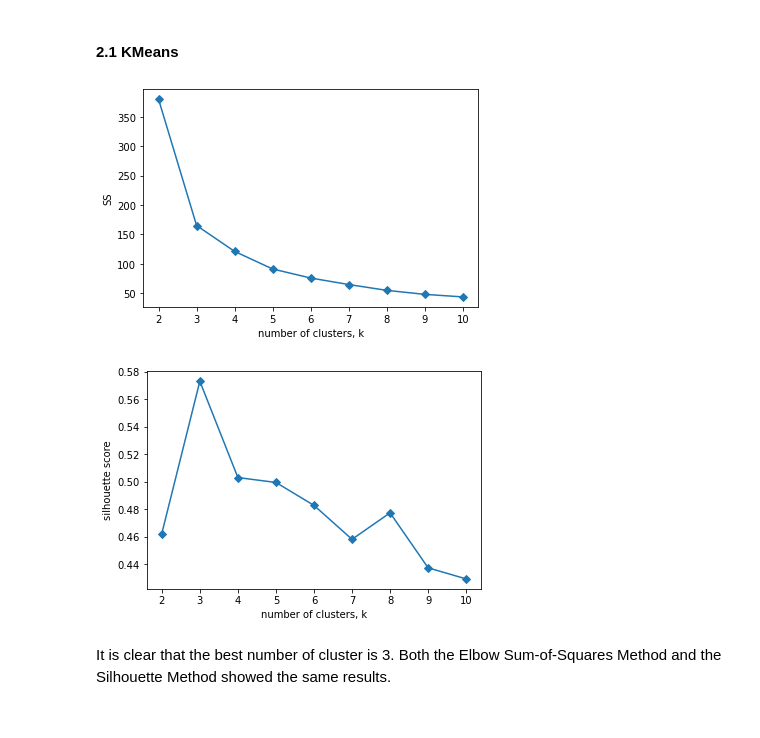
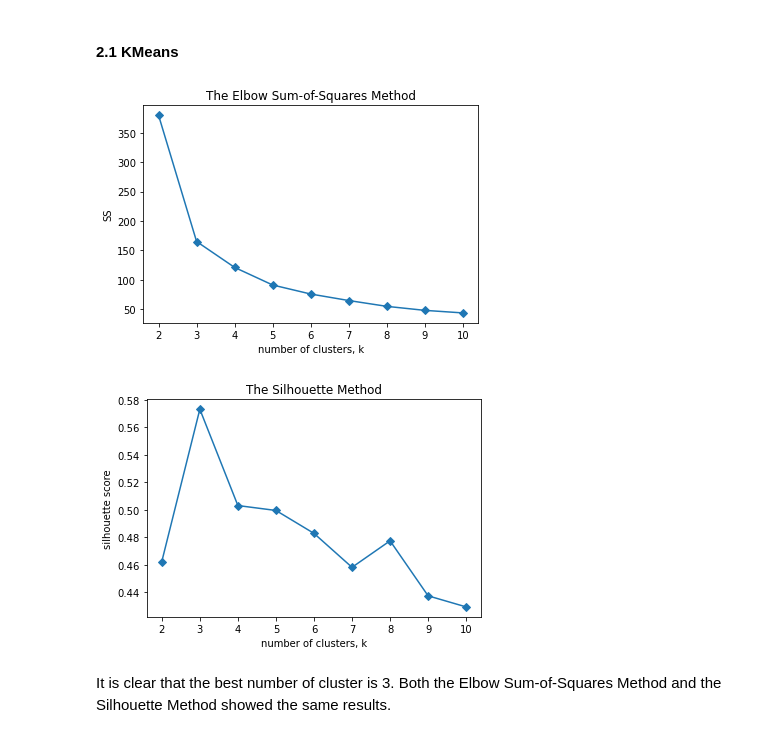
Before and after one commit to machquocvu/Springboard_Capstone3, a Jupyter notebook: Code/Modeling.ipynb, the cells around one changed output. Drawn from its saved outputs; the diff is of its cells as text; code cells hidden in the pictures.

```diff
--- a/Code/Modeling.ipynb
+++ b/Code/Modeling.ipynb
@@ -158,23 +158,24 @@ X = x_cols.to_numpy()
 # %%
 # Choosing K: The Elbow Sum-of-Squares Method
 
 k_number = range(2, 11)
 SS = []
 kmeans = {}
 for i in k_number:
     model = KMeans(n_clusters=i, random_state=48)
     result = model.fit_predict(X)
     center = model.cluster_centers_
     SS.append(np.sum((X - center[result]) ** 2))
     kmeans[i] = result
 
 plt.plot(k_number, SS, marker='D')
 plt.xticks(k_number)
 plt.xlabel('number of clusters, k')
 plt.ylabel('SS')
+plt.title('The Elbow Sum-of-Squares Method')
 plt.grid(False);
 # %% [output]
-[figure, old version]
+[figure, new version]
 # %%
 # Choosing K: The Silhouette Method
 
@@ -196,9 +197,10 @@ plt.plot(k_number, avg_silhouette_scores, marker='D')
 plt.xlabel('number of clusters, k')
 plt.ylabel('silhouette score')
 plt.xticks(k_number)
+plt.title('The Silhouette Method')
 plt.grid(False);
 # %% [output]
-[figure, old version]
+[figure, new version]
 # %% [markdown]
 It is clear that the best number of cluster is 3. Both the Elbow Sum-of-Squares Method and the Silhouette Method showed the same results.
 # %%
```
Also changed, not shown: parts of 14 cells of this notebook, 1 other file.
